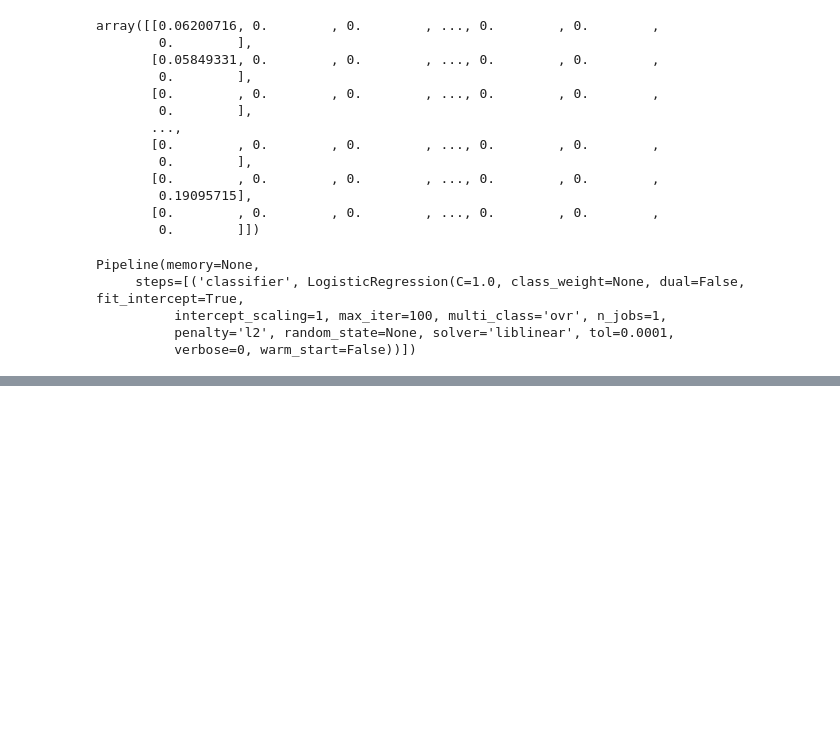
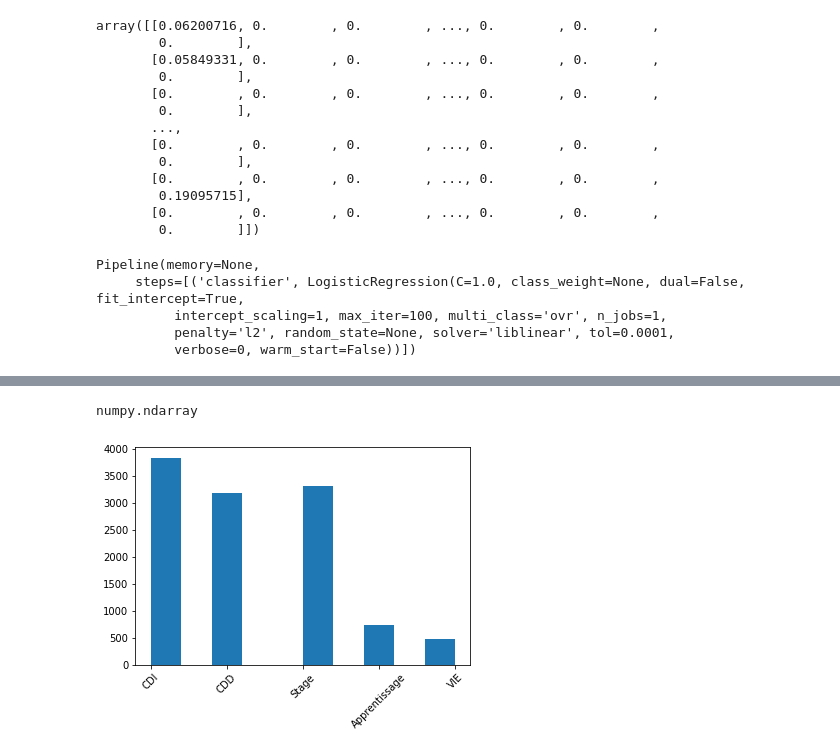
Before and after one commit to Esiee-Leboncoin/moderation, a Jupyter notebook: notebooks/Cleaning offers + dict creation.ipynb, the cells around one changed output, grey strips where cells are left out. Cells and saved outputs as stored; diff of their text form; code cells hidden in the pictures; blank space fills up the shorter version.

Commit message:
started industry_type pred + fixes in Cleaning offers

```diff
--- a/notebooks/Cleaning offers + dict creation.ipynb
+++ b/notebooks/Cleaning offers + dict creation.ipynb
@@ -195,0 +200,11 @@ Counter({3: 3372, 1: 3788, 5: 550, 2: 3122, 4: 717})
+# %%
+type(clf.predict(X_test))
+# %% [output]
+numpy.ndarray
+# %%
+plt.hist(clf.predict(X_test))
+#plt.xticks(range(1, 6))
+plt.xticks(np.arange(1,6), ('CDI', 'CDD', 'Stage', 'Apprentissage', 'VIE'), rotation=45 )
+plt.show()
+# %% [output]
+[figure, added]
```
Also changed, not shown: parts of 15 cells of this notebook, 3 other files.
